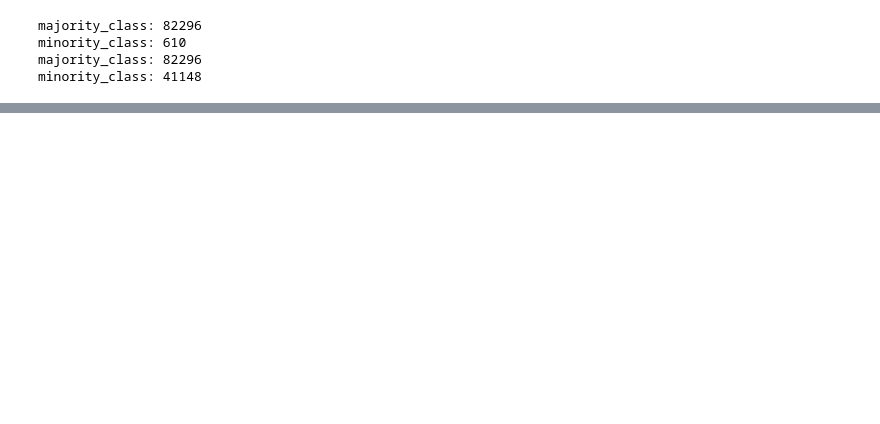
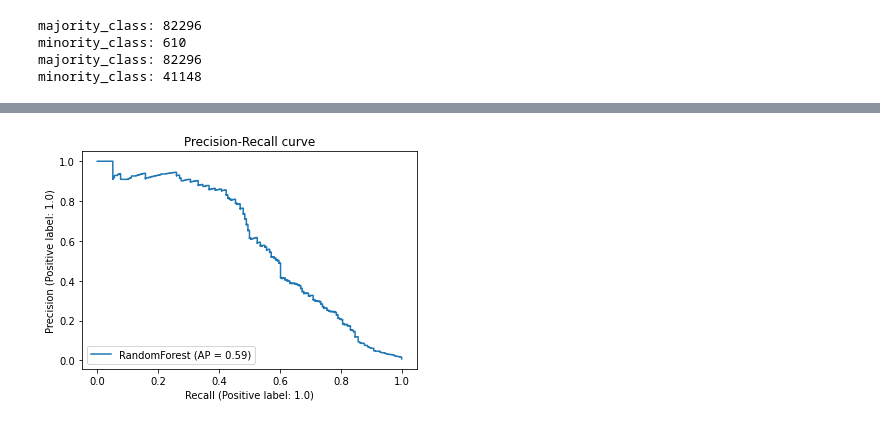
Before and after one commit to yash-td/Fraud-Detection, a Jupyter notebook: fraud-detection.ipynb, the cells around one changed output, grey strips where cells are left out. Cells and saved outputs as stored; diff of their text form; code cells hidden in the pictures; blank space fills up the shorter version.

```diff
--- a/fraud-detection.ipynb
+++ b/fraud-detection.ipynb
@@ -259,7 +244,0 @@ Indeed, with only 0.74% transactions that are fraudulent, a classifier that pred
-# %%
-data_features['transactionAmount'] = np.log(data_features['transactionAmount'] + 0.01)
-# %%
-from sklearn.preprocessing import StandardScaler
-mm = StandardScaler()
-data_features['acc_freq'] = mm.fit_transform(data_features[['acc_freq']])
-data_features['mcc_freq'] = mm.fit_transform(data_features[['mcc_freq']])
@@ -306,3 +263,5 @@ def upsample_SMOTE(X_train, y_train, target_var, ratio):
+# %%
+X_train,X_test,X_val,y_train,y_test,y_val = prepare_data(data_features)
 # %%
 maj_class, min_class = resamplingDataPrep(X_train,y_train,'isFraud')
 
@@ -348,0 +276,10 @@ array([[35213,    57],
+# %%
+from sklearn.ensemble import RandomForestClassifier
+from xgboost import XGBClassifier
+from sklearn.metrics import classification_report,confusion_matrix
+rfc = RandomForestClassifier(random_state=42,criterion='entropy')
+# rfc = XGBClassifier()
+rfc.fit(X_train_sm,y_train_sm)
+y_pred = rfc.predict(X_test)
+print(classification_report(y_test,y_pred,target_names=['notFraud','Fraud']))
+print(confusion_matrix(y_test,y_pred))
@@ -348,0 +298,10 @@ array([[35213,    57],
+# %%
+
+from sklearn.metrics import PrecisionRecallDisplay
+
+display = PrecisionRecallDisplay.from_estimator(
+    rfc, X_test, y_test, name="RandomForest"
+)
+_ = display.ax_.set_title("Precision-Recall curve")
+# %% [output]
+[figure, added]
```
Also changed, not shown: parts of 42 cells of this notebook, 3 other files.
